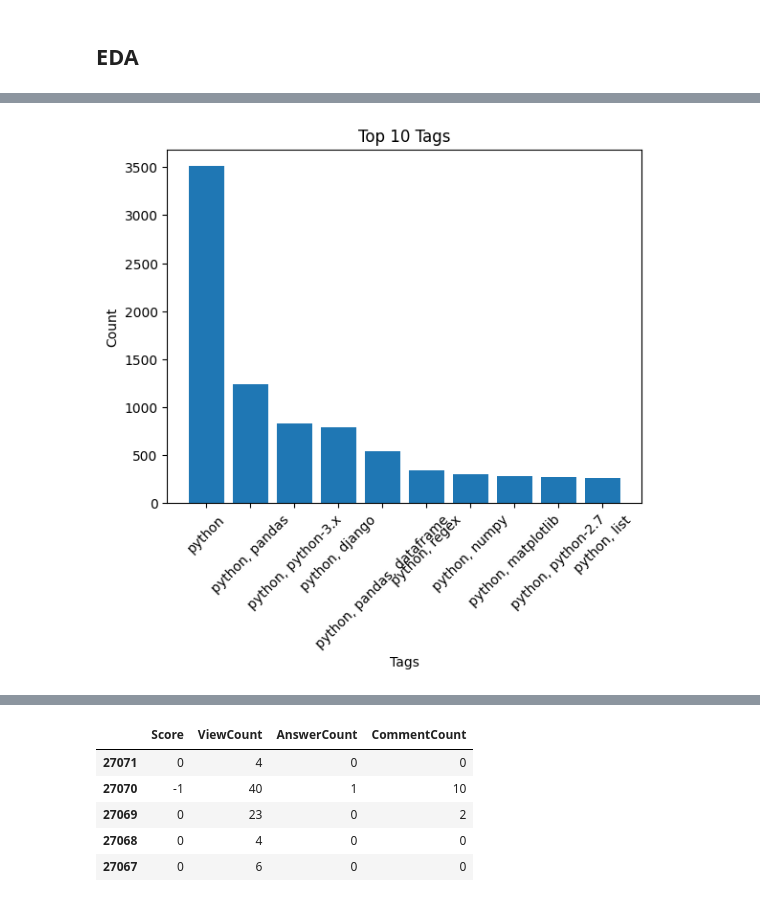
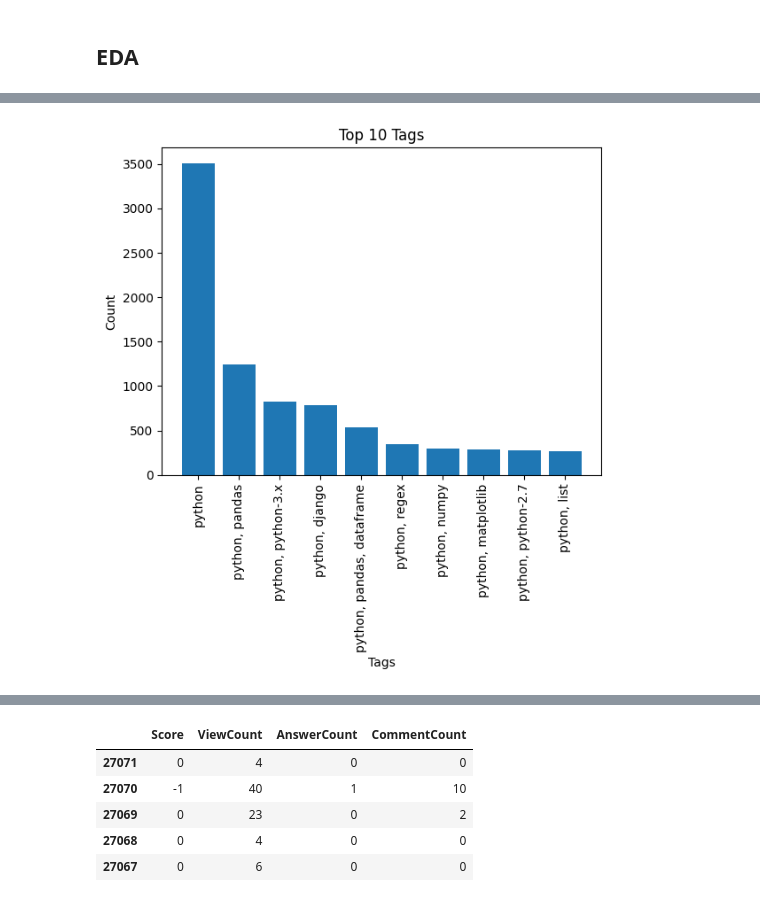
Before and after one commit to levine01/ChatGPT-Impact-on-StackOverFlow, a Jupyter notebook: main.ipynb, the cells around one changed output, grey strips where cells are left out. Cells and saved outputs as stored; diff of their text form; code cells hidden in the pictures.

```diff
--- a/main.ipynb
+++ b/main.ipynb
@@ -358,12 +358,12 @@ data.head()
 # %%
 import matplotlib.pyplot as plt
 # Create a bar plot of the top 10 tags
 top_tags = data['Tags'].value_counts().head(10)
 plt.bar(top_tags.index, top_tags.values)
 plt.xlabel('Tags')
 plt.ylabel('Count')
 plt.title('Top 10 Tags')
-plt.xticks(rotation=45)
+plt.xticks(rotation=90)
 plt.show()
 # %% [output]
-[figure, old version]
+[figure, new version]
```
Also changed, not shown: parts of 20 cells of this notebook.
